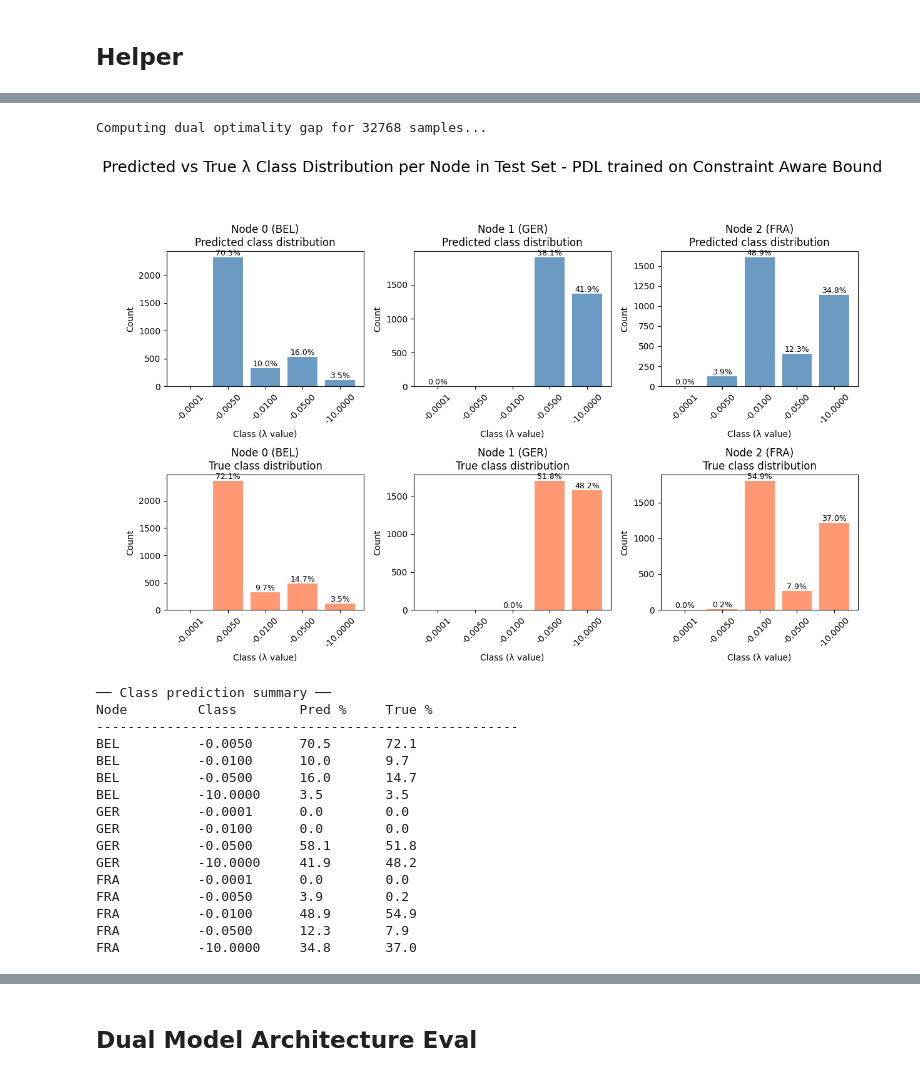
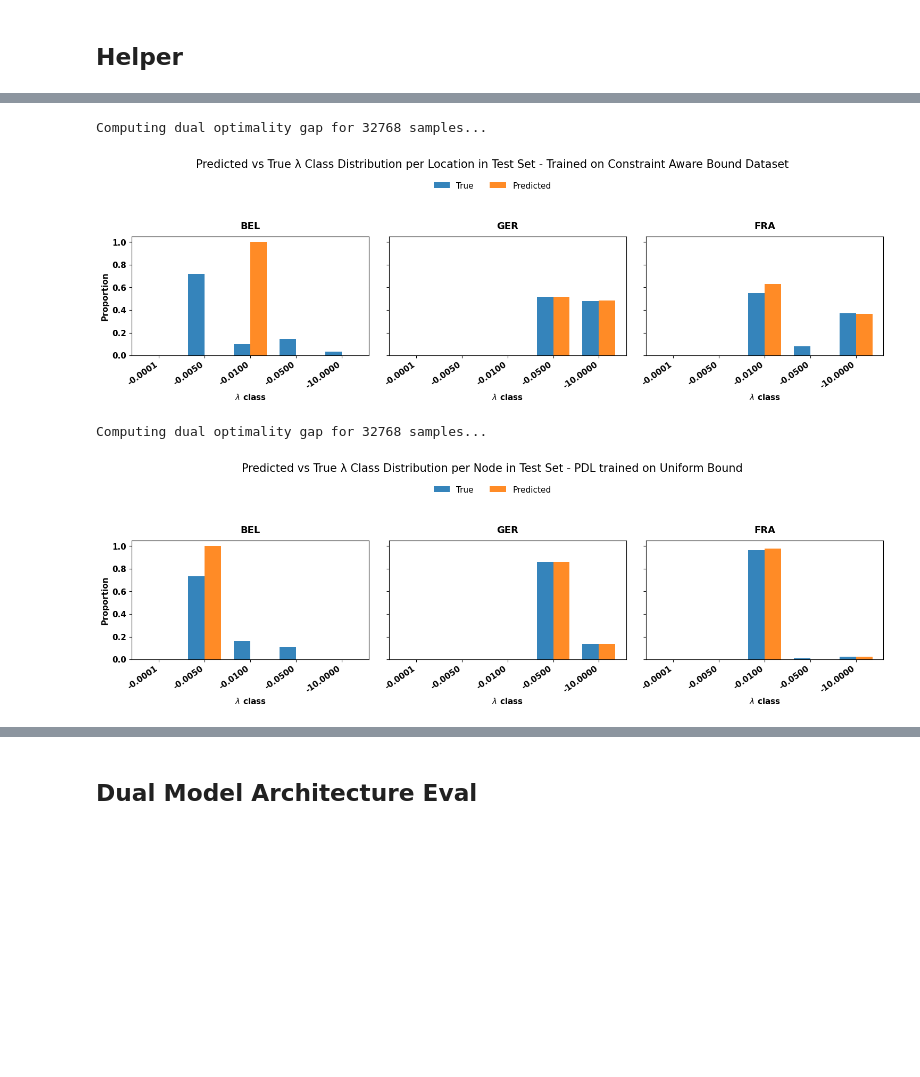
Before and after one commit to PeterrHH/ML-Enhanced-Benders, a Jupyter notebook: evaluate_dual.ipynb, the cells around one changed output, grey strips where cells are left out. Saved outputs shown, nothing was run; the diff lists cells and outputs as text; code cells hidden in the pictures; blank space fills up the shorter version.

Commit message:
Benders Evaluatoni to generation plots

```diff
--- a/evaluate_dual.ipynb
+++ b/evaluate_dual.ipynb
@@ -250,22 +540,45 @@ import json
 base_path = "outputs/PDL/ED/3Nodes-FraBelGer"
 # base_path = ""
 
+def load_dual_net(base_path, exp_path, data):
+    json_path = os.path.join(base_path, exp_path, "args.json")
+    dual_path = os.path.join(base_path, exp_path, "repeat:0", "dual_weights.pth")
 
-exp_path = "Constraint/learn_primal:True_train:0.8_rho:0.5_rhomax:5000_alpha:10_L:10-BaselineConst2" # baseline in Const Model
+    args = json.load(open(json_path))
+    if args["dual_classification"]:
+        dual_net = DualClassificationNetEndToEnd(args, data=data)
+    else:
+        dual_net = DualNetEndToEnd(args, data=data)
+    dual_net.load_state_dict(
+        torch.load(dual_path, weights_only=True),
+        strict=False
+    )
+    dual_net.eval()
+    return dual_net,dual_path, json_path
+
+exp_D_1_path = "Constraint/learn_primal:True_train:0.8_rho:0.5_rhomax:5000_alpha:10_L:10-BaselineConst2" # baseline in Const Model
 #exp_path = "Constraint/learn_primal:True_train:0.8_rho:0.5_rhomax:5000_alpha:10_L:10-OracleClassification"
 #exp_path = "Constraint/learn_primal:True_train:0.8_rho:0.5_rhomax:5000_alpha:10_L:10-ConstBaselineSeperateHead"
 #exp_path = "Constraint/learn_primal:True_train:0.8_rho:0.5_rhomax:5000_alpha:10_L:10-SepearteHeadNormbyObj"
-exp_path = "learn_primal:True_train:0.8_rho:0.5_rhomax:5000_alpha:10_L:10-BendersBaseline"
-exp_path = "Constraint/learn_primal:True_train:0.8_rho:0.5_rhomax:5000_alpha:10_L:10-ConstNodeBoundSupervisedDual"
+exp_baseline_path = "learn_primal:True_train:0.8_rho:0.5_rhomax:5000_alpha:10_L:10-BendersBaseline"
+#exp_path = "Constraint/learn_primal:True_train:0.8_rho:0.5_rhomax:5000_alpha:10_L:10-ConstNodeBoundSupervisedDual"
 cap_exp_path = "Capacity-Based/learn_primal:True_train:0.8_rho:0.5_rhomax:5000_alpha:10_L:10-CapacityData-Baseline"
 cap_exp_class_path = "Capacity-Based/learn_primal:True_train:0.8_rho:0.5_rhomax:5000_alpha:10_L:10-Cap-Classifier"
 # json_path = os.path.join(base_path, exp_path, "repeat:0", "args.json")
 # exp_path = "experiment-output/ch7/3nodes/dual_model"
 # exp_path = "learn_primal:True_train:0.8_rho:0.5_rhomax:5000_alpha:10_L:10-BaselineSeperateHead"
-json_path = os.path.join(base_path, exp_path, "args.json")
-dual_path = os.path.join(base_path, exp_path, "repeat:0", "dual_weights.pth")
+# json_path = os.path.join(base_path, exp_path, "args.json")
+# dual_path = os.path.join(base_path, exp_path, "repeat:0", "dual_weights.pth")
 
-dual_path_cap = os.path.join(base_path, cap_exp_path, "repeat:0", "dual_weights.pth")
-dual_path_cap_class = os.path.join(base_path, cap_exp_class_path, "repeat:0", "dual_weights.pth")
+# dual_path_cap = os.path.join(base_path, cap_exp_path, "repeat:0", "dual_weights.pth")
+# dual_path_cap_class = os.path.join(base_path, cap_exp_class_path, "repeat:0", "dual_weights.pth")
 
-# dual_path = os.path.join(base_path, exp_path, "dual_weights.pth")
+
+
+# dual_net_baseline = load_dual_net(base_path, exp_baseline_path, orig_data)
+# dual_net_cap = load_dual_net(base_path, cap_exp_path, cap_data)
+# dual_net_cap_class = load_dual_net(base_path, cap_exp_class_path, cap_data)
+dual_net_D_1, dual_D_1_path, json_D_1_path = load_dual_net(base_path, exp_D_1_path, const_data)
+dual_net_baseline, baseline_dual_path, baseline_json_path = load_dual_net(base_path, exp_baseline_path, orig_data)
+dual_net_cap, cap_dual_path, cap_json_path = load_dual_net(base_path, cap_exp_path, cap_data)
+dual_net_cap_class, cap_class_dual_path, cap_class_json_path = load_dual_net(base_path, cap_exp_class_path, cap_data)
@@ -310,24 +585,16 @@ tensor([[6.5155e+03, 4.9099e+04, 4.4678e+04, 3.6093e+03, 1.0180e+02, 4.1214e+04,
+# %%
+mu_pred, lamb_pred, mu_true, lamb_true, dual_net, y_true, X = get_dual_output(json_D_1_path, dual_D_1_path, const_data, if_run_test=True)
+compute_dual_opt_gap_percent(dual_net_D_1,const_data)
+plot_lambda_dist(const_data, dual_net_D_1, lamb_pred, lamb_true,
+                 title = f"Predicted vs True λ Class Distribution per Location in Test Set - Trained on Constraint Aware Bound Dataset",use_title=True)
+# %% [output]
+Computing dual optimality gap for 32768 samples...
+[figure, added]
 # %%
-mu_pred, lamb_pred, mu_true, lamb_true, dual_net, y_true, X = get_dual_output(json_path, dual_path, const_data, if_run_test=True)
-compute_dual_opt_gap_percent(dual_net,orig_data)
-plot_lambda_dist(orig_data, dual_net, lamb_pred, lamb_true, title = "Predicted vs True λ Class Distribution per Node in Test Set - PDL trained on Constraint Aware Bound")
+mu_pred, lamb_pred, mu_true, lamb_true, dual_net, y_true, X = get_dual_output(baseline_json_path, baseline_dual_path, orig_data, if_run_test=True)
+compute_dual_opt_gap_percent(dual_net_baseline,orig_data)
+plot_lambda_dist(orig_data, dual_net_baseline, lamb_pred, lamb_true, title = "Predicted vs True λ Class Distribution per Node in Test Set - PDL trained on Uniform Bound", use_title=True)
 # %% [output]
 Computing dual optimality gap for 32768 samples...
-[figure, old version]
+[figure, new version]
-── Class prediction summary ──
-Node         Class        Pred %     True %
-------------------------------------------------------
-BEL          -0.0050      70.5       72.1
-BEL          -0.0100      10.0       9.7
-BEL          -0.0500      16.0       14.7
-BEL          -10.0000     3.5        3.5
-GER          -0.0001      0.0        0.0
-GER          -0.0100      0.0        0.0
-GER          -0.0500      58.1       51.8
-GER          -10.0000     41.9       48.2
-FRA          -0.0001      0.0        0.0
-FRA          -0.0050      3.9        0.2
-FRA          -0.0100      48.9       54.9
-FRA          -0.0500      12.3       7.9
-FRA          -10.0000     34.8       37.0
 # %%
```
Also changed, not shown: parts of 43 cells of this notebook, 7 other files.
